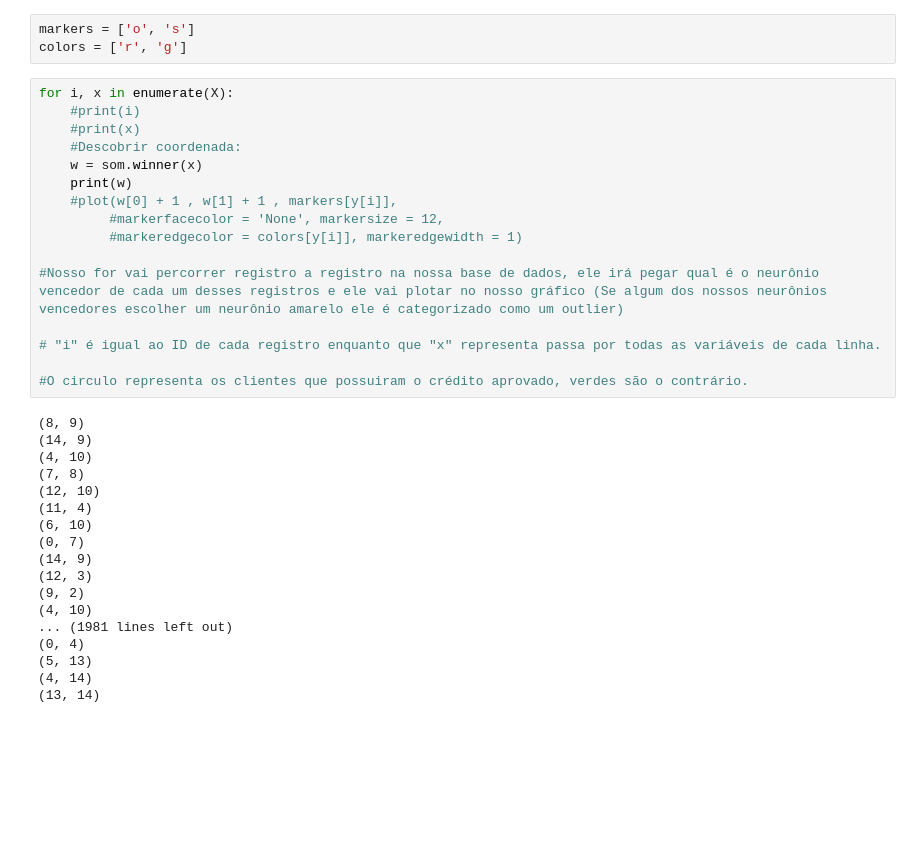
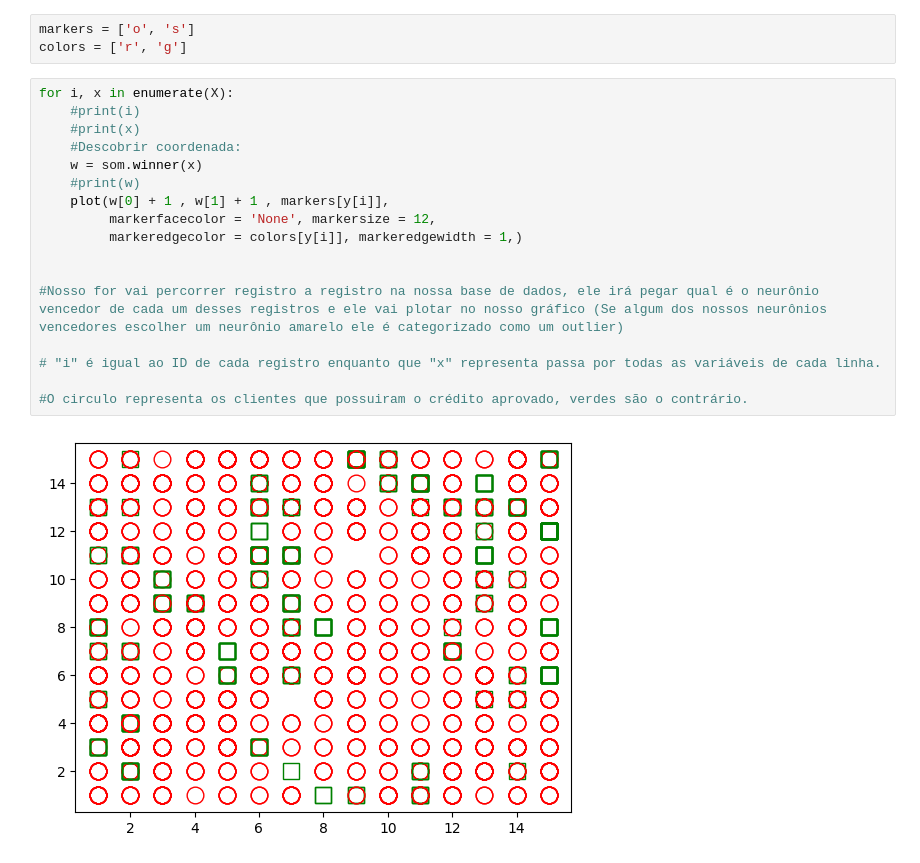
Before and after one commit to SamuelMends/deep_learning, a Jupyter notebook: credit_data_map.ipynb, the cells around one changed output. Drawn from its saved outputs; the diff is of its cells as text; blank space fills up the shorter version.

```diff
--- a/credit_data_map.ipynb
+++ b/credit_data_map.ipynb
@@ -32,34 +32,19 @@ colors = ['r', 'g']
 # %%
 for i, x in enumerate(X):
     #print(i)
     #print(x)
     #Descobrir coordenada:
     w = som.winner(x)
-    print(w)
-    #plot(w[0] + 1 , w[1] + 1 , markers[y[i]],
-         #markerfacecolor = 'None', markersize = 12,
-         #markeredgecolor = colors[y[i]], markeredgewidth = 1)
+    #print(w)
+    plot(w[0] + 1 , w[1] + 1 , markers[y[i]],
+         markerfacecolor = 'None', markersize = 12,
+         markeredgecolor = colors[y[i]], markeredgewidth = 1,)
+
 
 #Nosso for vai percorrer registro a registro na nossa base de dados, ele irá pegar qual é o neurônio vencedor de cada um desses registros e ele vai plotar no nosso gráfico (Se algum dos nossos neurônios vencedores escolher um neurônio amarelo ele é categorizado como um outlier)
 
 # "i" é igual ao ID de cada registro enquanto que "x" representa passa por todas as variáveis de cada linha.
 
 #O circulo representa os clientes que possuiram o crédito aprovado, verdes são o contrário.
 # %% [output]
-(8, 9)
-(14, 9)
-(4, 10)
-(7, 8)
-(12, 10)
-(11, 4)
-(6, 10)
-(0, 7)
-(14, 9)
-(12, 3)
-(9, 2)
-(4, 10)
-... (1981 lines left out)
-(0, 4)
-(5, 13)
-(4, 14)
-(13, 14)
+[figure, added]
```
